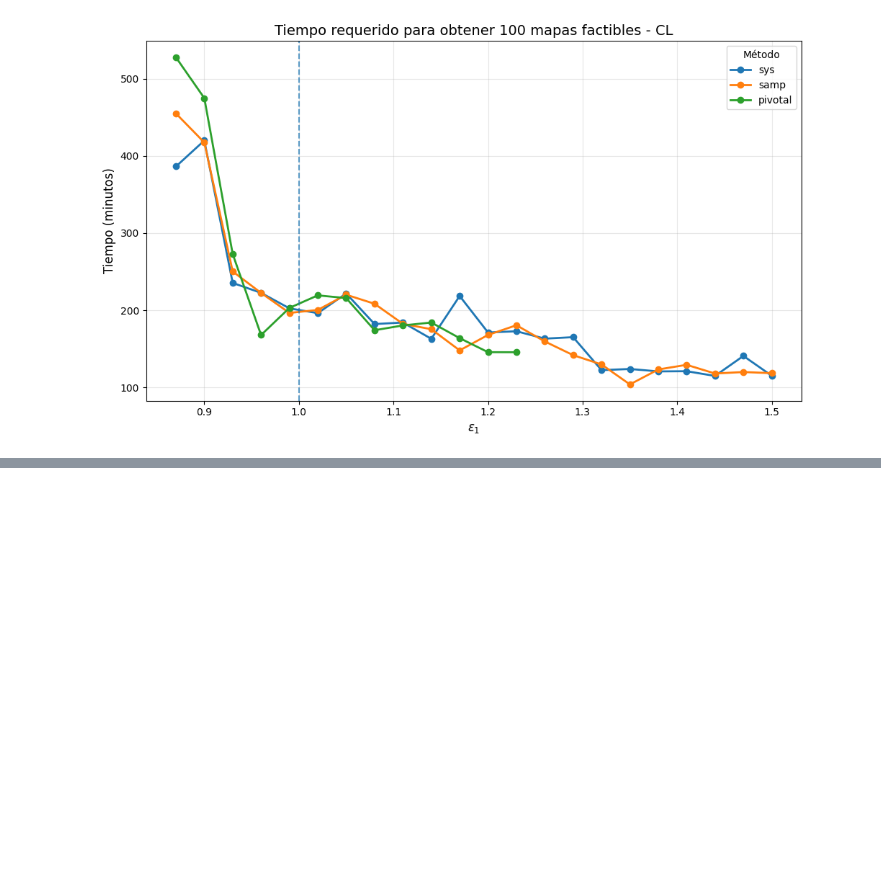
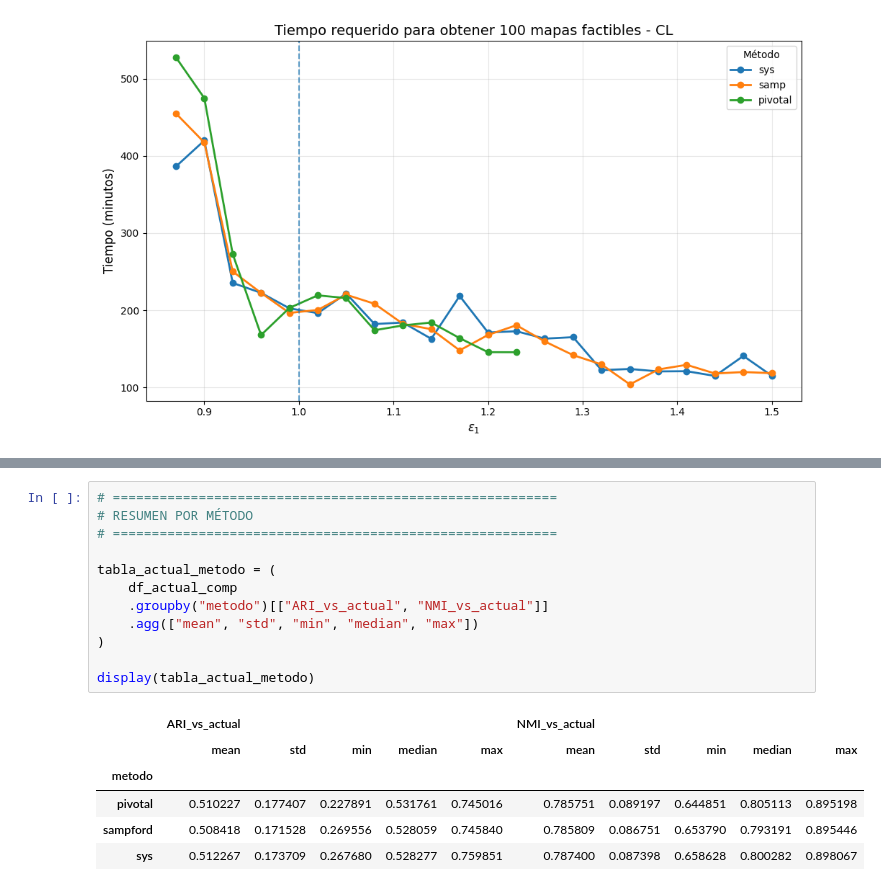
Before and after one commit to Andresdiazdcd/Tesis, a Jupyter notebook: Códigos/metricas_estudio.ipynb, the cells around one changed output, grey strips where cells are left out. Drawn from its saved outputs; the diff is of its cells as text; blank space fills up the shorter version.

```diff
--- a/Códigos/metricas_estudio.ipynb
+++ b/Códigos/metricas_estudio.ipynb
@@ -1310,0 +1635,19 @@ plt.show()
+# %%
+# =========================================================
+# RESUMEN POR MÉTODO
+# =========================================================
+
+tabla_actual_metodo = (
+    df_actual_comp
+    .groupby("metodo")[["ARI_vs_actual", "NMI_vs_actual"]]
+    .agg(["mean", "std", "min", "median", "max"])
+)
+
+display(tabla_actual_metodo)
+# %% [output]
+|  | ARI_vs_actual |  |  |  |  | NMI_vs_actual |  |  |  |  |
+|  | mean | std | min | median | max | mean | std | min | median | max |
+| metodo |  |  |  |  |  |  |  |  |  |  |
+| pivotal | 0.510227 | 0.177407 | 0.227891 | 0.531761 | 0.745016 | 0.785751 | 0.089197 | 0.644851 | 0.805113 | 0.895198 |
+| sampford | 0.508418 | 0.171528 | 0.269556 | 0.528059 | 0.745840 | 0.785809 | 0.086751 | 0.653790 | 0.793191 | 0.895446 |
+| sys | 0.512267 | 0.173709 | 0.267680 | 0.528277 | 0.759851 | 0.787400 | 0.087398 | 0.658628 | 0.800282 | 0.898067 |
```
Also changed, not shown: parts of 21 cells of this notebook, 1 other file.
